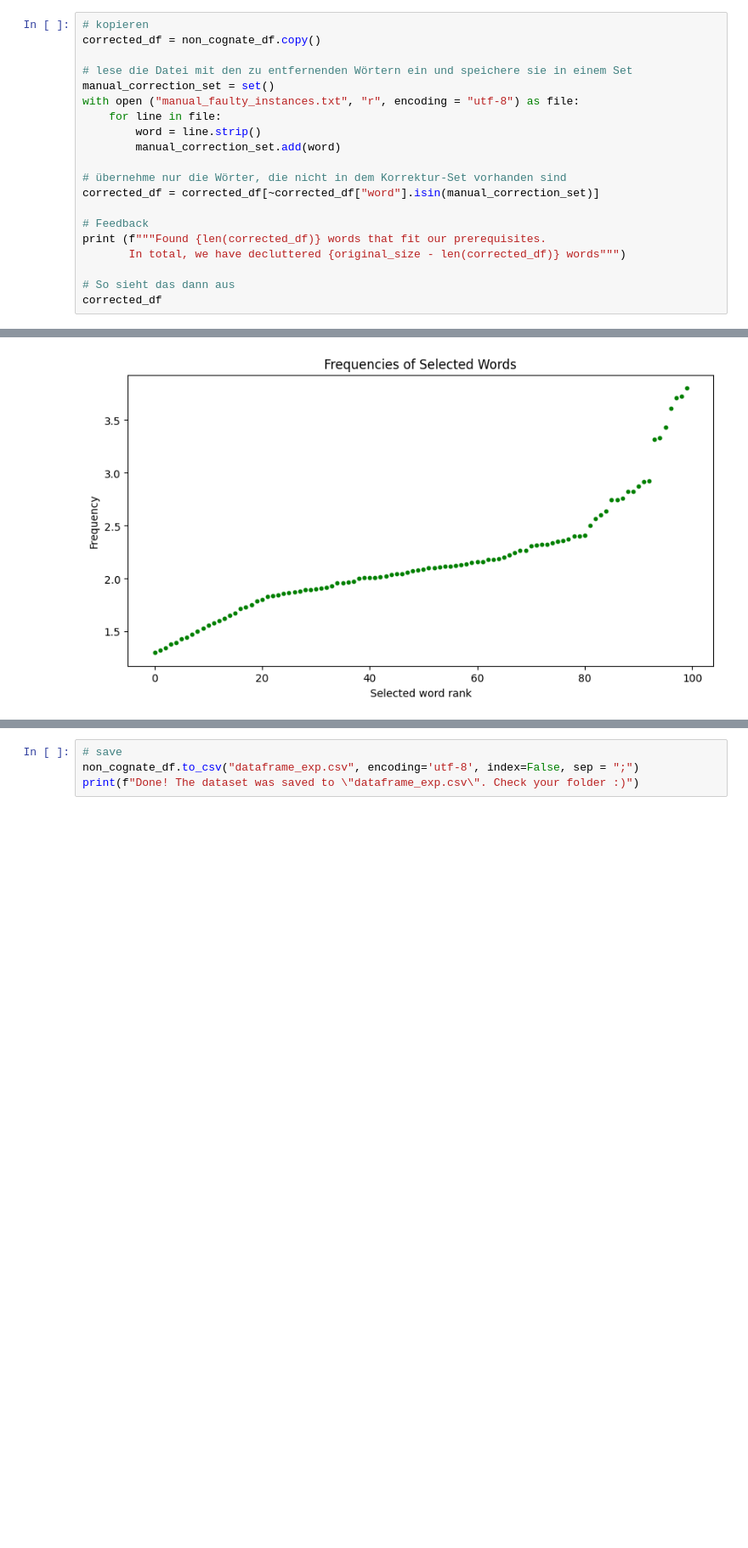
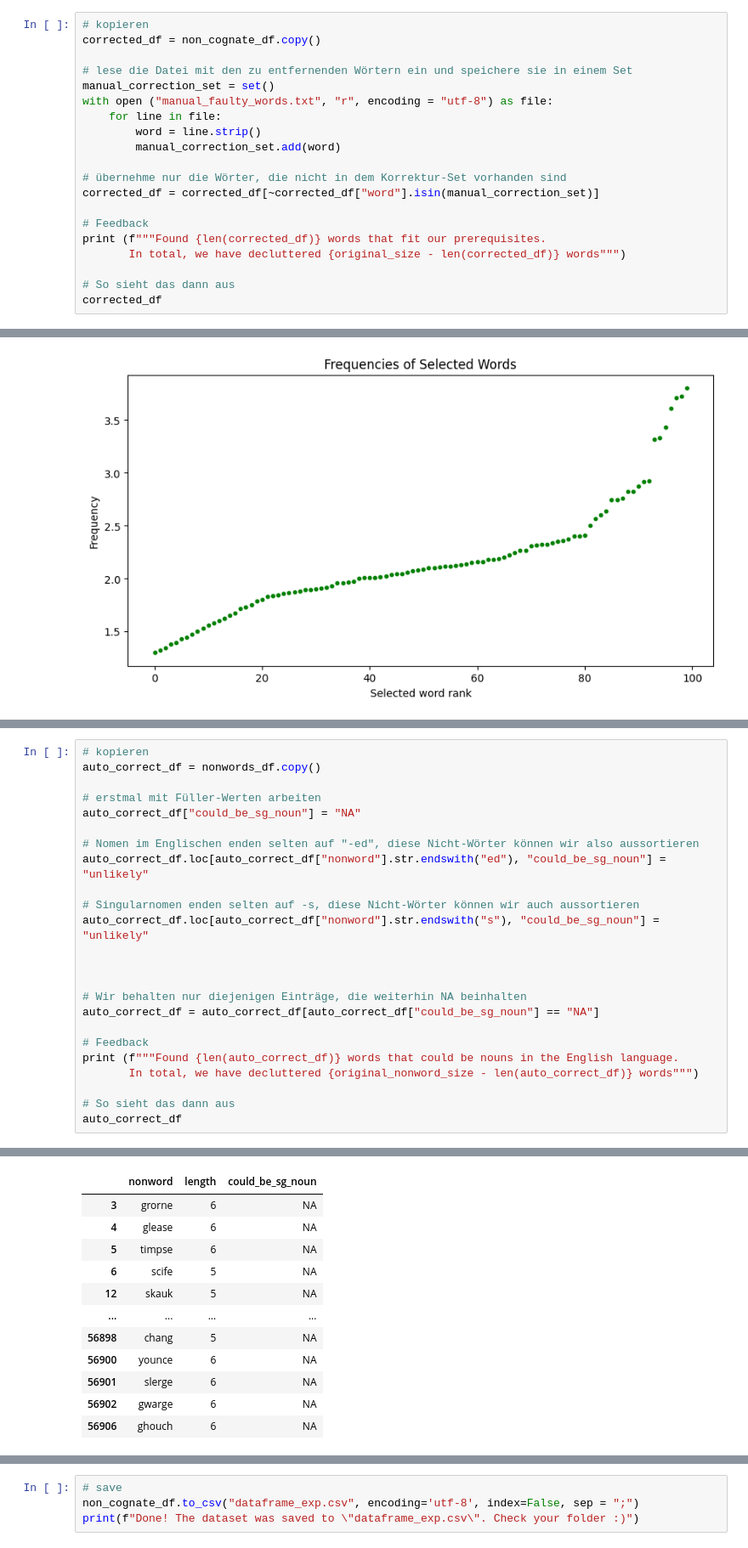
Before and after one commit to jasminorth/lang_emot_cognition, a Jupyter notebook: Dataset/dataset_creation.ipynb, the cells around one changed output, grey strips where cells are left out. Shown at 85% size. Drawn from its saved outputs; the diff is of its cells as text; blank space fills up the shorter version.

Commit message:
words done

```diff
--- a/Dataset/dataset_creation.ipynb
+++ b/Dataset/dataset_creation.ipynb
@@ -630,7 +630,7 @@ corrected_df = non_cognate_df.copy()
 
 # lese die Datei mit den zu entfernenden Wörtern ein und speichere sie in einem Set
 manual_correction_set = set()
-with open ("manual_faulty_instances.txt", "r", encoding = "utf-8") as file:
+with open ("manual_faulty_words.txt", "r", encoding = "utf-8") as file:
     for line in file:
         word = line.strip()
         manual_correction_set.add(word)
@@ -884,0 +902,25 @@ randomly sample exactly that many.
+# %%
+# kopieren
+auto_correct_df = nonwords_df.copy()
+
+# erstmal mit Füller-Werten arbeiten
+auto_correct_df["could_be_sg_noun"] = "NA"
+
+# Nomen im Englischen enden selten auf "-ed", diese Nicht-Wörter können wir also aussortieren
+auto_correct_df.loc[auto_correct_df["nonword"].str.endswith("ed"), "could_be_sg_noun"] = "unlikely"
+
+# Singularnomen enden selten auf -s, diese Nicht-Wörter können wir auch aussortieren
+auto_correct_df.loc[auto_correct_df["nonword"].str.endswith("s"), "could_be_sg_noun"] = "unlikely"
+
+
+
+# Wir behalten nur diejenigen Einträge, die weiterhin NA beinhalten
+auto_correct_df = auto_correct_df[auto_correct_df["could_be_sg_noun"] == "NA"]
+
+# Feedback
+print (f"""Found {len(auto_correct_df)} words that could be nouns in the English language.
+       In total, we have decluttered {original_nonword_size - len(auto_correct_df)} words""")
+
+# So sieht das dann aus
+auto_correct_df
+# %% [output]
@@ -884,0 +929,12 @@ randomly sample exactly that many.
+|  | nonword | length | could_be_sg_noun |
+| 3 | grorne | 6 | NA |
+| 4 | glease | 6 | NA |
+| 5 | timpse | 6 | NA |
+| 6 | scife | 5 | NA |
+| 12 | skauk | 5 | NA |
+| ... | ... | ... | ... |
+| 56898 | chang | 5 | NA |
+| 56900 | younce | 6 | NA |
+| 56901 | slerge | 6 | NA |
+| 56902 | gwarge | 6 | NA |
+| 56906 | ghouch | 6 | NA |
```
Also changed, not shown: parts of 17 cells of this notebook, 3 other files.
